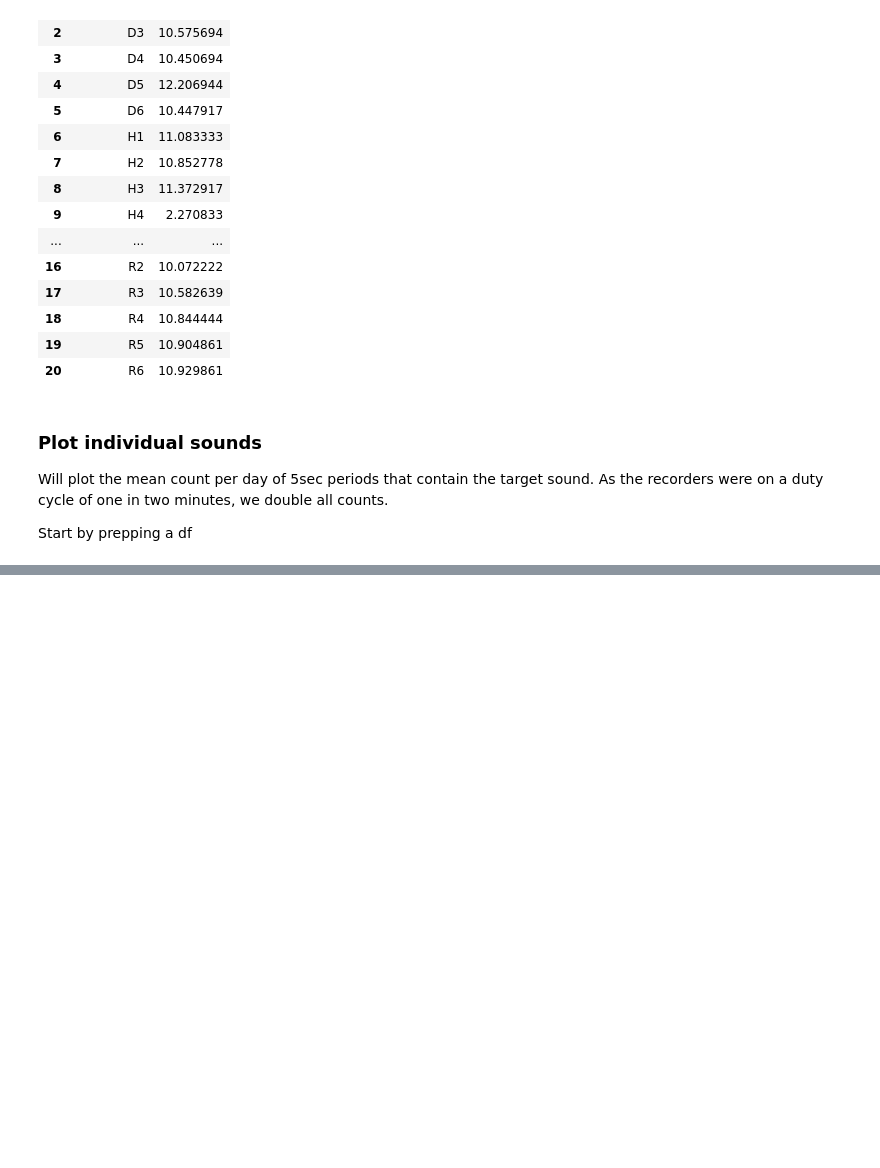
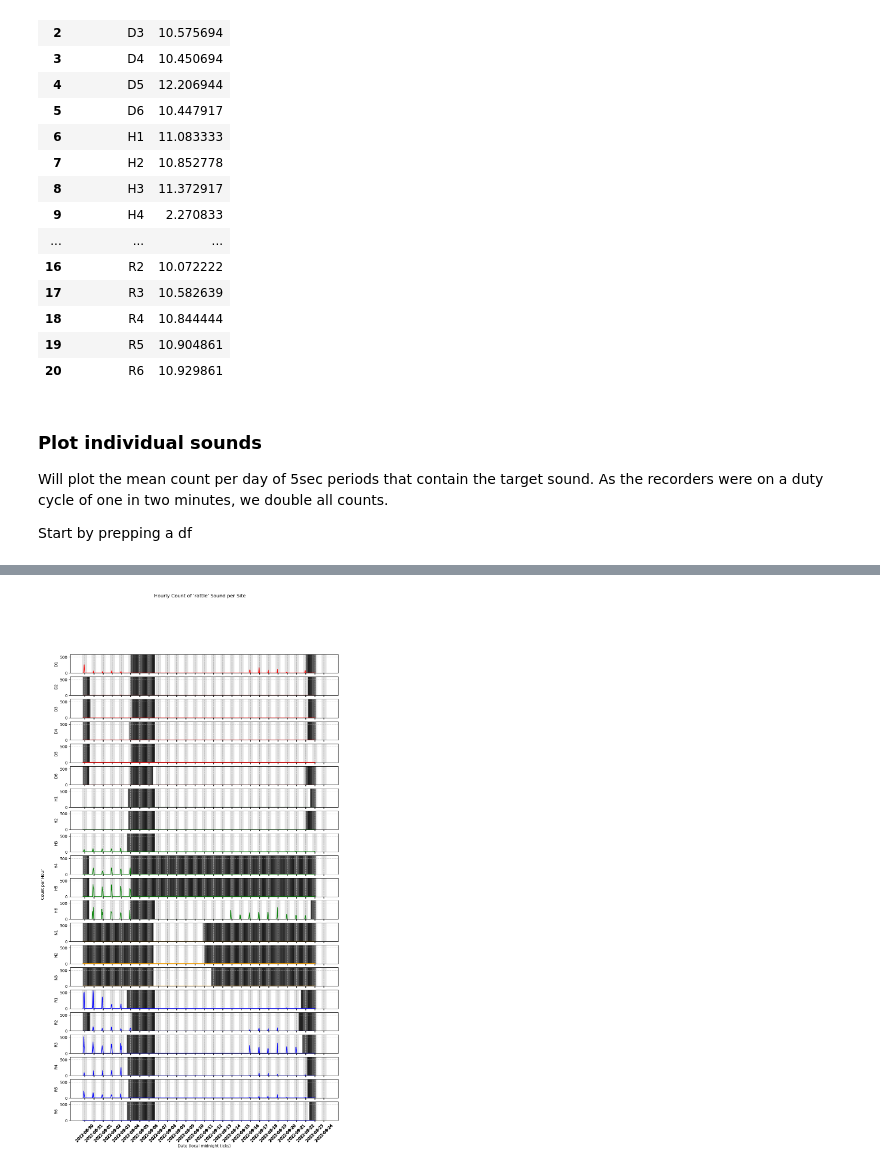
Before and after one commit to BenUCL/MARRS_global_acoustic_study, a Jupyter notebook: plots.ipynb, the cells around one changed output, grey strips where cells are left out. Saved outputs shown, nothing was run; the diff lists cells and outputs as text; code cells hidden in the pictures; blank space fills up the shorter version.

```diff
--- a/plots.ipynb
+++ b/plots.ipynb
@@ -247,0 +271,97 @@ plt.show()
+# %%
+# Suppress warnings
+warnings.filterwarnings("ignore", category=pd.errors.SettingWithCopyWarning)
+warnings.filterwarnings("ignore", category=FutureWarning)
+
+# Get unique sites from file_list_df to ensure all are included
+all_sites = file_list_df['site_name'].unique()
+
+# Extract 'site_name', 'date', and 'time' from 'filename'
+filtered_df['site_name'] = filtered_df['filename'].str[14:16]
+filtered_df['date'] = filtered_df['filename'].str[17:25]
+filtered_df['time'] = filtered_df['filename'].str[26:32]
+
+# Convert 'date' and 'time' to datetime and extract hour
+filtered_df['datetime'] = pd.to_datetime(filtered_df['date'] + filtered_df['time'], format='%Y%m%d%H%M%S')
+filtered_df['hour'] = filtered_df['datetime'].dt.floor('h')
+
+# Group by 'site_name' and 'hour' to get the count of occurrences per hour
+hourly_counts = filtered_df.groupby(['site_name', 'hour']).size().reset_index(name='count')
+
+# Multiply each count by the duty cycle
+hourly_counts['count'] *= DUTY_CYCLE
+
+# Define the global time range and create an hourly timeline for all sites
+global_start_time = filtered_df['datetime'].min().floor('h')
+global_end_time = filtered_df['datetime'].max().ceil('h')
+global_hours = pd.date_range(start=global_start_time, end=global_end_time, freq='h')
+
+# Prepare a complete timeline with all hours and sites, filling missing counts with 0
+timeline_df = pd.DataFrame([(site, hour) for site in all_sites for hour in global_hours], columns=['site_name', 'hour'])
+timeline_df = timeline_df.merge(hourly_counts, on=['site_name', 'hour'], how='left').fillna(0)
+
+# Colour mapping and maximum count for consistent y-axis limits
+colour_mapping = {'D': 'red', 'H': 'green', 'N': 'orange', 'R': 'blue'}
+max_count = timeline_df['count'].max()
+
+# Extract the date and time portion from the filename, ensuring correct slicing
+file_list_df['datetime'] = pd.to_datetime(file_list_df['filename'].str[7:21], format='%Y%m%d_%H%M%S')
+file_list_df['hour'] = file_list_df['datetime'].dt.floor('h')
+recording_hours = file_list_df.groupby('site_name')['hour'].apply(set).to_dict()  # Dictionary of sets of recording hours per site
+
+# Calculate a list of local midnight times based on sunset and sunrise
+local_midnights = []  # List to store calculated local midnights
+
+# Plotting setup
+fig, axs = plt.subplots(len(all_sites), 1, figsize=(12, 1 * len(all_sites)), sharex=True)
+
+# Calculate sunset and sunrise times correctly
+# Convert sunset and sunrise to naive local times for consistent plotting
+for i, site in enumerate(sorted(all_sites)):
+    # Filter data for the current site
+    site_data = timeline_df[timeline_df['site_name'] == site]
+    site_colour = colour_mapping.get(site[0], 'grey')
+
+    # Set white background and plot data for the site
+    axs[i].set_facecolor("white")
+    axs[i].plot(site_data['hour'], site_data['count'], color=site_colour)
+    axs[i].set_ylabel(site)
+    axs[i].set_ylim(0, max_count)
+    axs[i].grid(True, linestyle='--', alpha=0.6)
+
+    # Identify missing hours for this site by comparing global hours to recorded hours
+    recorded_hours = recording_hours.get(site, set())
+    missing_hours = [hour for hour in global_hours if hour not in recorded_hours]
+
+    # Apply black shading for each missing hour
+    for hour in missing_hours:
+        axs[i].axvspan(hour, hour + timedelta(hours=1), color='black', alpha=0.5, clip_on=True)
+
+    # Shading for adjusted night periods and calculating local midnight
+    for date in site_data['hour'].dt.date.unique():
+        # Adjusted sunset and sunrise times
+        sunset = sun(location.observer, date=date, tzinfo=local_timezone)['sunset'] + timedelta(minutes=30)
+        sunrise = sun(location.observer, date=date + timedelta(days=1), tzinfo=local_timezone)['sunrise'] - timedelta(minutes=30)
+
+        # Convert to naive times (drop timezone) while keeping in local time
+        sunset_naive = sunset.replace(tzinfo=None)
+        sunrise_naive = sunrise.replace(tzinfo=None)
+
+        # Calculate local midnight as the midpoint between sunset and the next day's sunrise
+        local_midnight = sunset_naive + (sunrise_naive - sunset_naive) / 2
+        local_midnights.append(local_midnight)  # Store local midnight for x-ticks
+
+        # Shade from naive sunset to naive sunrise
+        axs[i].axvspan(sunset_naive, sunrise_naive, color='darkgrey', alpha=0.3, clip_on=True)
+
+# Use the calculated local midnight values for x-ticks
+plt.xticks(local_midnights, [midnight.strftime('%Y-%m-%d') for midnight in local_midnights], rotation=45)
+
+# Set labels and titles
+plt.suptitle(f"Hourly Count of '{TARGET_SOUND}' Sound per Site")
+plt.xlabel("Date (local midnight ticks)")
+fig.text(0.04, 0.5, 'Count per Hour', va='center', rotation='vertical')
+
+plt.show()
+# %% [output]
+[figure, added]
```
Also changed, not shown: parts of 8 cells of this notebook.
